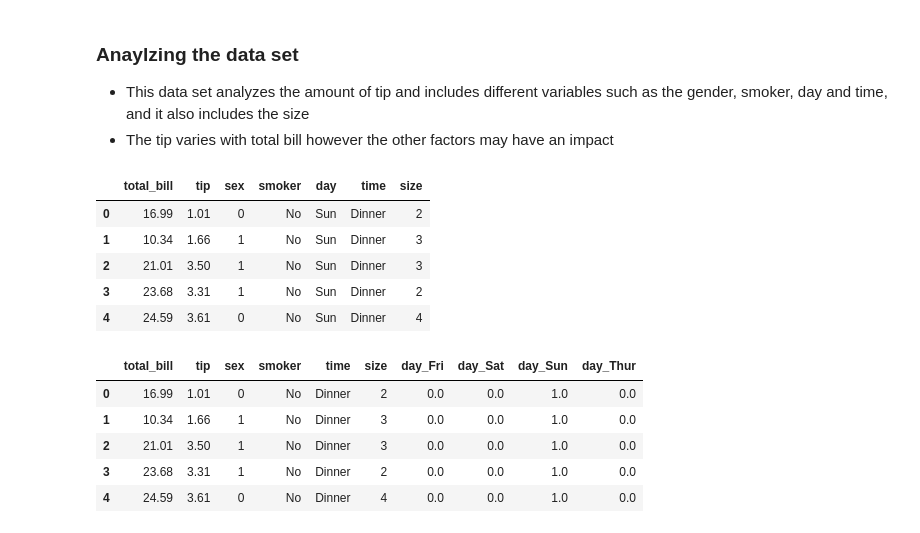
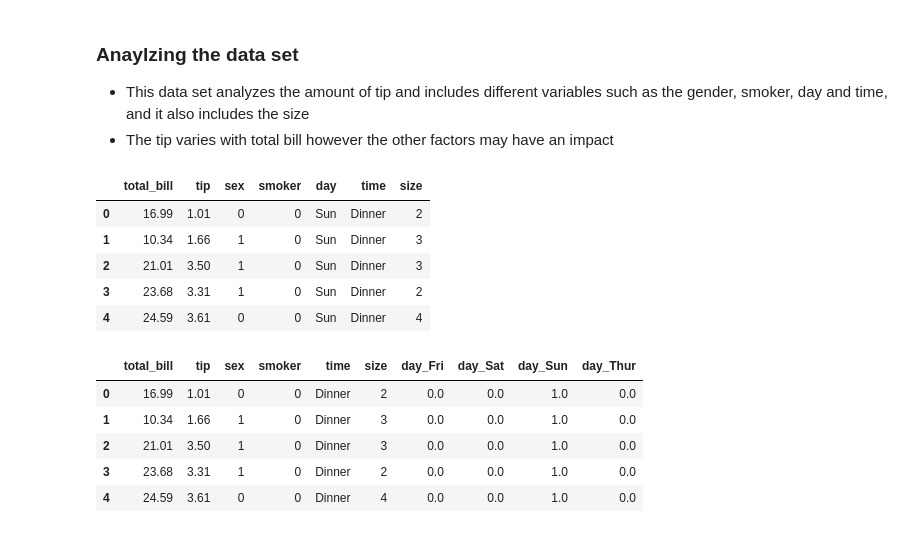
Before and after one commit to AlexKumar19/fastpages-APCSP, a Jupyter notebook: _notebooks/2023-03-09-2.3Hacks.ipynb, the cells around one changed output. Cells and saved outputs as stored; diff of their text form; code cells hidden in the pictures.

```diff
--- a/_notebooks/2023-03-09-2.3Hacks.ipynb
+++ b/_notebooks/2023-03-09-2.3Hacks.ipynb
@@ -41,17 +41,18 @@ tips_data.head(15)
 # %%
 df = tips_data
 
 df['sex'] = df['sex'].apply(lambda x: 1 if x == 'Male' else 0)
 # 0 is female and 1 is male
-df['sex'] = df['sex'].apply(lambda x: 1 if x == 'Male' else 0)
+df['smoker'] = df['smoker'].apply(lambda x: 1 if x == 'Yes' else 0)
+# smoker is 1 non smoker is 0
 df.head()
 # %% [output]
 |  | total_bill | tip | sex | smoker | day | time | size |
-| 0 | 16.99 | 1.01 | 0 | No | Sun | Dinner | 2 |
-| 1 | 10.34 | 1.66 | 1 | No | Sun | Dinner | 3 |
-| 2 | 21.01 | 3.50 | 1 | No | Sun | Dinner | 3 |
-| 3 | 23.68 | 3.31 | 1 | No | Sun | Dinner | 2 |
-| 4 | 24.59 | 3.61 | 0 | No | Sun | Dinner | 4 |
+| 0 | 16.99 | 1.01 | 0 | 0 | Sun | Dinner | 2 |
+| 1 | 10.34 | 1.66 | 1 | 0 | Sun | Dinner | 3 |
+| 2 | 21.01 | 3.50 | 1 | 0 | Sun | Dinner | 3 |
+| 3 | 23.68 | 3.31 | 1 | 0 | Sun | Dinner | 2 |
+| 4 | 24.59 | 3.61 | 0 | 0 | Sun | Dinner | 4 |
 # %%
 from sklearn.preprocessing import OneHotEncoder
 import pandas as pd
@@ -66,8 +67,8 @@ df.dropna(inplace=True)
 df.head()
 # %% [output]
 |  | total_bill | tip | sex | smoker | time | size | day_Fri | day_Sat | day_Sun | day_Thur |
-| 0 | 16.99 | 1.01 | 0 | No | Dinner | 2 | 0.0 | 0.0 | 1.0 | 0.0 |
-| 1 | 10.34 | 1.66 | 1 | No | Dinner | 3 | 0.0 | 0.0 | 1.0 | 0.0 |
-| 2 | 21.01 | 3.50 | 1 | No | Dinner | 3 | 0.0 | 0.0 | 1.0 | 0.0 |
-| 3 | 23.68 | 3.31 | 1 | No | Dinner | 2 | 0.0 | 0.0 | 1.0 | 0.0 |
-| 4 | 24.59 | 3.61 | 0 | No | Dinner | 4 | 0.0 | 0.0 | 1.0 | 0.0 |
+| 0 | 16.99 | 1.01 | 0 | 0 | Dinner | 2 | 0.0 | 0.0 | 1.0 | 0.0 |
+| 1 | 10.34 | 1.66 | 1 | 0 | Dinner | 3 | 0.0 | 0.0 | 1.0 | 0.0 |
+| 2 | 21.01 | 3.50 | 1 | 0 | Dinner | 3 | 0.0 | 0.0 | 1.0 | 0.0 |
+| 3 | 23.68 | 3.31 | 1 | 0 | Dinner | 2 | 0.0 | 0.0 | 1.0 | 0.0 |
+| 4 | 24.59 | 3.61 | 0 | 0 | Dinner | 4 | 0.0 | 0.0 | 1.0 | 0.0 |
```
Also changed, not shown: parts of 11 cells of this notebook.
